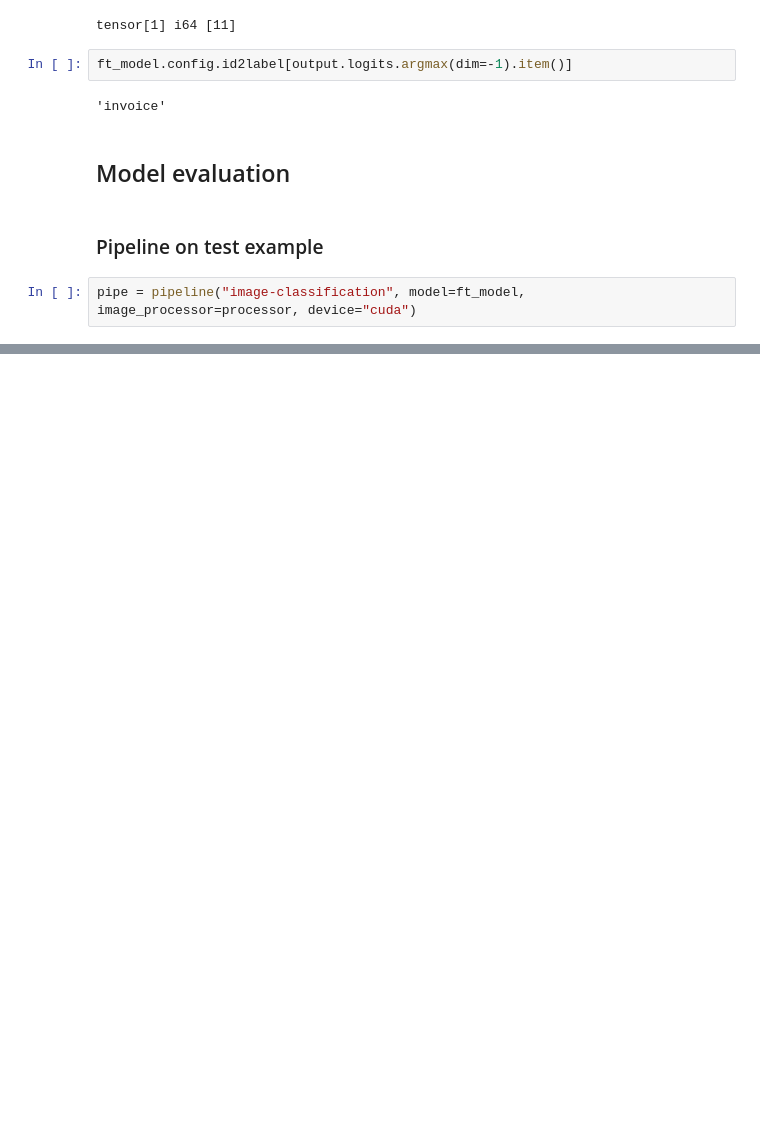
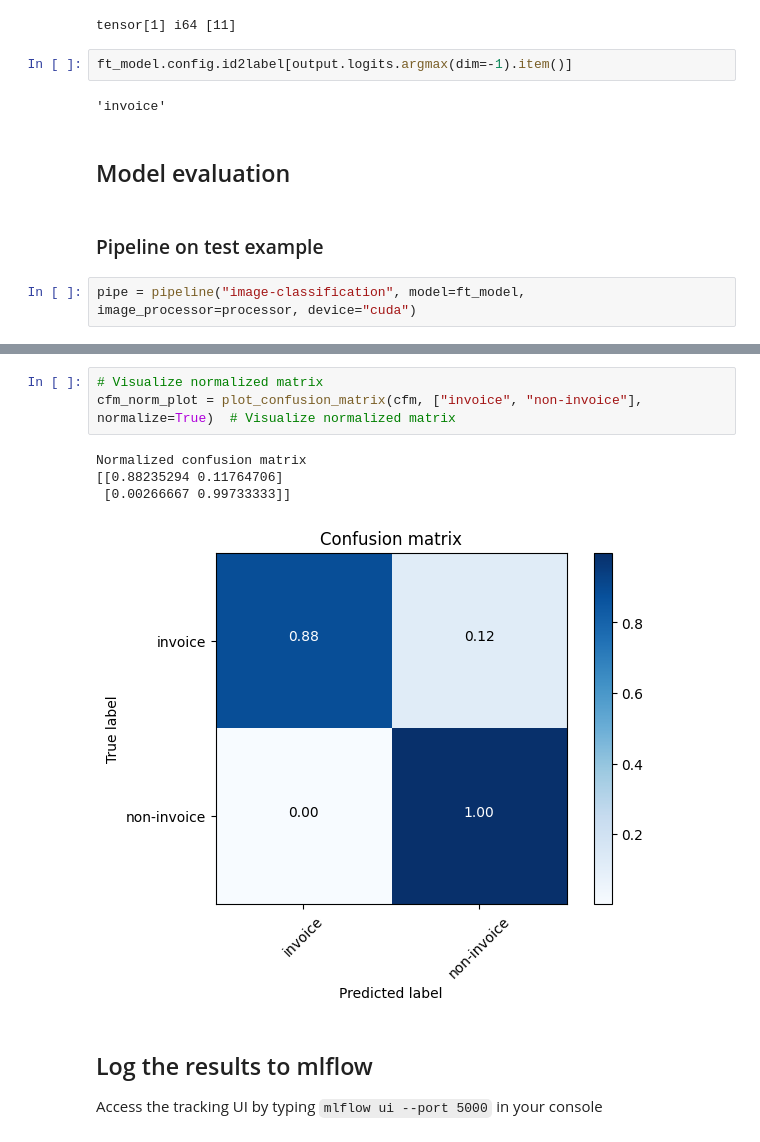
Before and after one commit to wiF0n/InvoiceXpert, a Jupyter notebook: notebooks/test_oob_models.ipynb, the cells around one changed output, grey strips where cells are left out. Saved outputs shown, nothing was run; the diff lists cells and outputs as text; blank space fills up the shorter version.

```diff
--- a/notebooks/test_oob_models.ipynb
+++ b/notebooks/test_oob_models.ipynb
@@ -110,0 +133,11 @@ Counter({'invoice': 964, 'budget': 29, 'letter': 6, 'specification': 1})
+# %%
+# Visualize normalized matrix
+cfm_norm_plot = plot_confusion_matrix(cfm, ["invoice", "non-invoice"], normalize=True)  # Visualize normalized matrix
+# %% [output]
+Normalized confusion matrix
+[[0.88235294 0.11764706]
+ [0.00266667 0.99733333]]
+[figure, added]
+# %% [markdown]
+## Log the results to mlflow
+Access the tracking UI by typing `mlflow ui --port 5000` in your console
```
Also changed, not shown: parts of 21 cells of this notebook, 40 other files.
